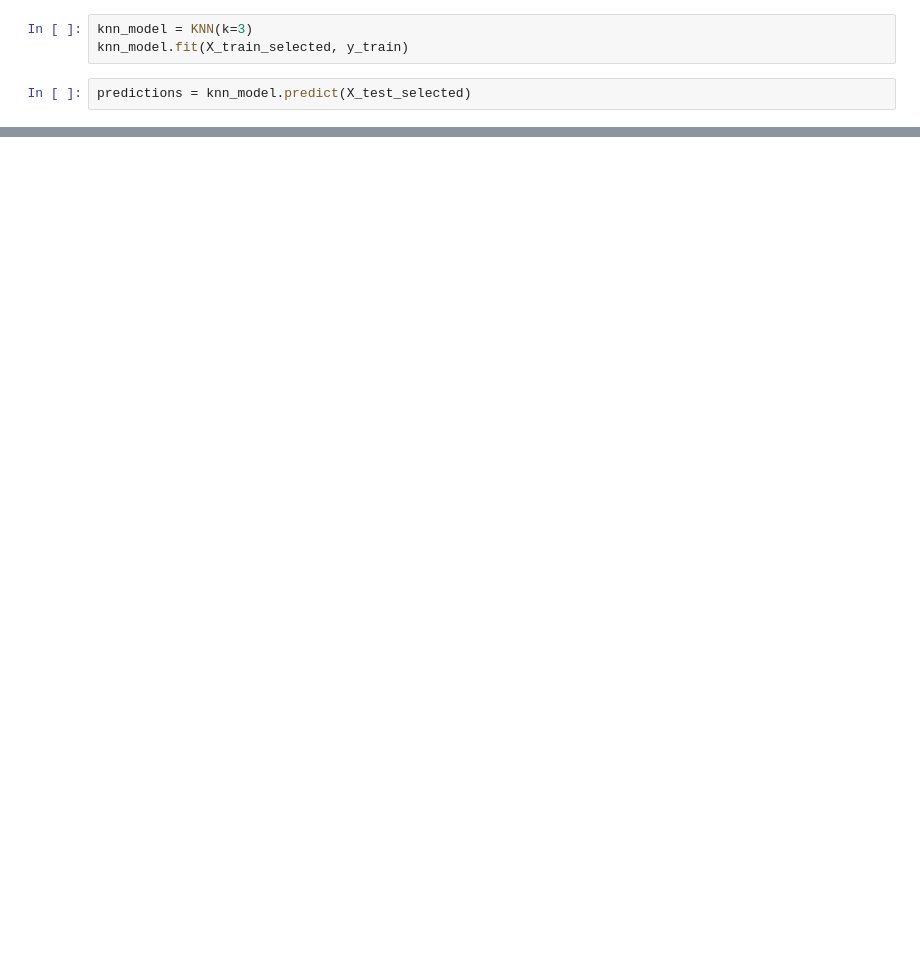
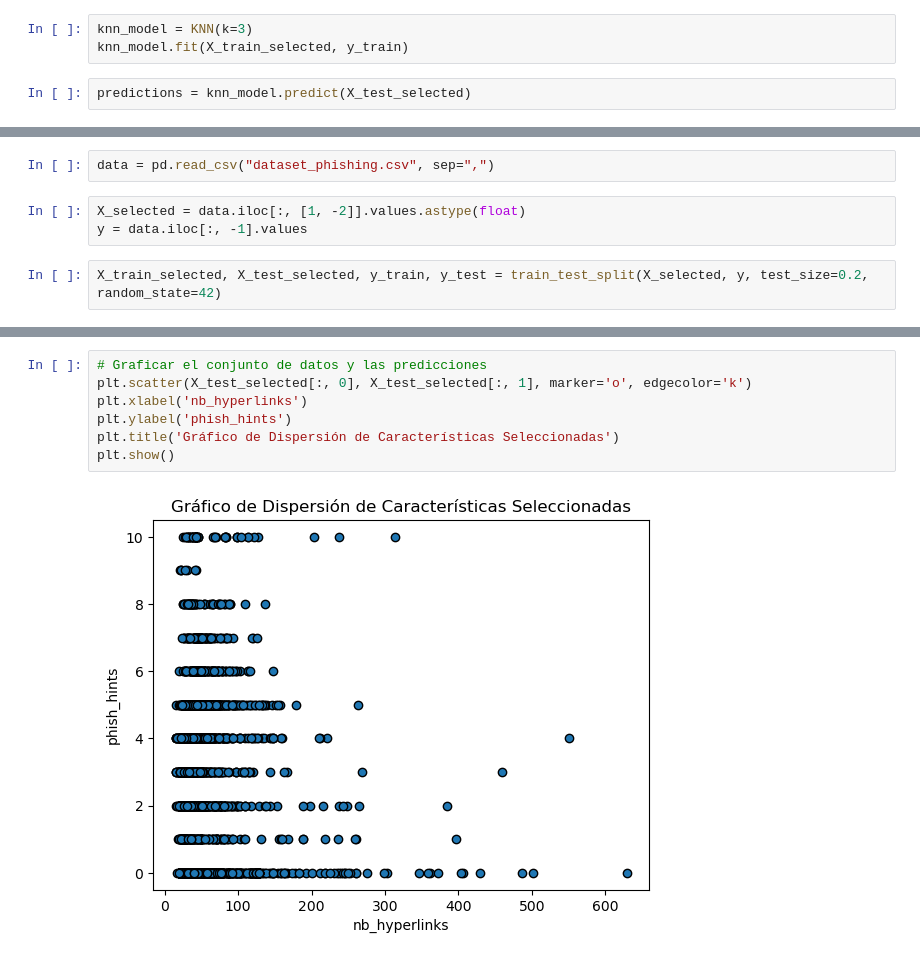
Before and after one commit to Wachuuu15/IA_LABS, a Jupyter notebook: IA/2.2.ipynb, the cells around one changed output, grey strips where cells are left out. Drawn from its saved outputs; the diff is of its cells as text; blank space fills up the shorter version.

```diff
--- a/IA/2.2.ipynb
+++ b/IA/2.2.ipynb
@@ -66,0 +84,7 @@ plt.show()
+# %%
+data = pd.read_csv("dataset_phishing.csv", sep=",")
+# %%
+X_selected = data.iloc[:, [1, -2]].values.astype(float)
+y = data.iloc[:, -1].values
+# %%
+X_train_selected, X_test_selected, y_train, y_test = train_test_split(X_selected, y, test_size=0.2, random_state=42)
@@ -66,0 +103,9 @@ plt.show()
+# %%
+# Graficar el conjunto de datos y las predicciones
+plt.scatter(X_test_selected[:, 0], X_test_selected[:, 1], marker='o', edgecolor='k')
+plt.xlabel('nb_hyperlinks')
+plt.ylabel('phish_hints')
+plt.title('Gráfico de Dispersión de Características Seleccionadas')
+plt.show()
+# %% [output]
+[figure, added]
```
Also changed, not shown: parts of 12 cells of this notebook.
